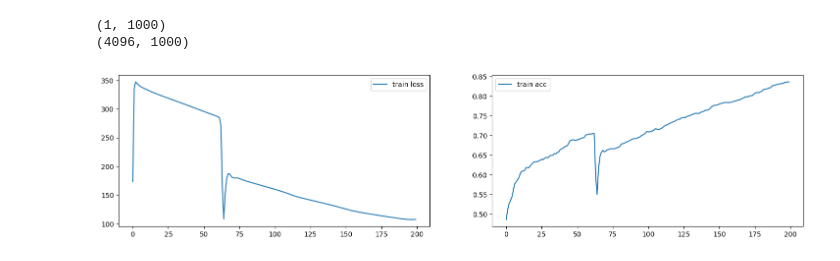
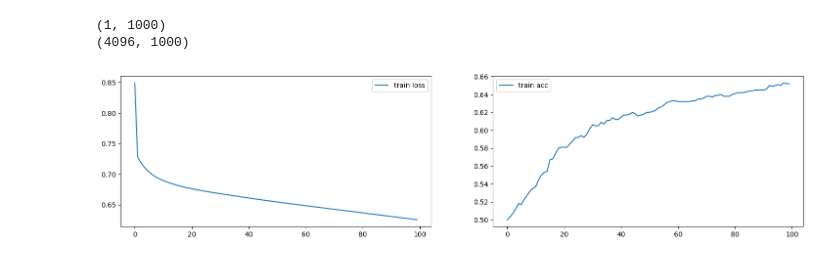
Before and after one commit to Yassin97440/first_neurones, a Jupyter notebook: deep_neural_network_correction.ipynb, the cells around one changed output. Saved outputs shown, nothing was run; the diff lists cells and outputs as text; code cells hidden in the pictures.

```diff
--- a/deep_neural_network_correction.ipynb
+++ b/deep_neural_network_correction.ipynb
@@ -128,7 +128,12 @@ def  neural_network(X, y, hidden_layers = [32,32,32], learning_rate = 0.1, n_ite
 
         if i %10 == 0:
             C = len(parametres) // 2
-            train_loss.append(log_loss(y, activations['A' + str(C)]))
+            # Conversion en probabilités
+            A_final = activations['A' + str(C)]
+            # Assurez-vous que les prédictions sont bien des probabilités
+            A_final = np.clip(A_final, 1e-15, 1 - 1e-15)  # Évite les valeurs extrêmes
+            train_loss.append(log_loss(y.flatten(), A_final.flatten()))
+
             y_pred = predict(X, parametres)
             current_accuracy = accuracy_score(y.flatten(), y_pred.flatten())
             train_acc.append(current_accuracy)
@@ -236,8 +237,8 @@ print(X_train_flatten.shape)
 (1, 1000)
 (4096, 1000)
 # %%
-params = neural_network(X_train_flatten, y_train, learning_rate=0.3, n_iter=2000)
+params = neural_network(X_train_flatten, y_train, learning_rate=0.1, n_iter=1000)
 #intéréssant le résultat en augmentant le learning rate et le nombre d'itération.
 # la courbe de la loss n'est pas régulière mais le train accuracy est bien plus élévé qu'avec un learning rate inférieur (testé avec 0.2 et 0.1)
 # %% [output]
-[figure, old version]
+[figure, new version]
```
Also changed, not shown: parts of 4 cells of this notebook.
